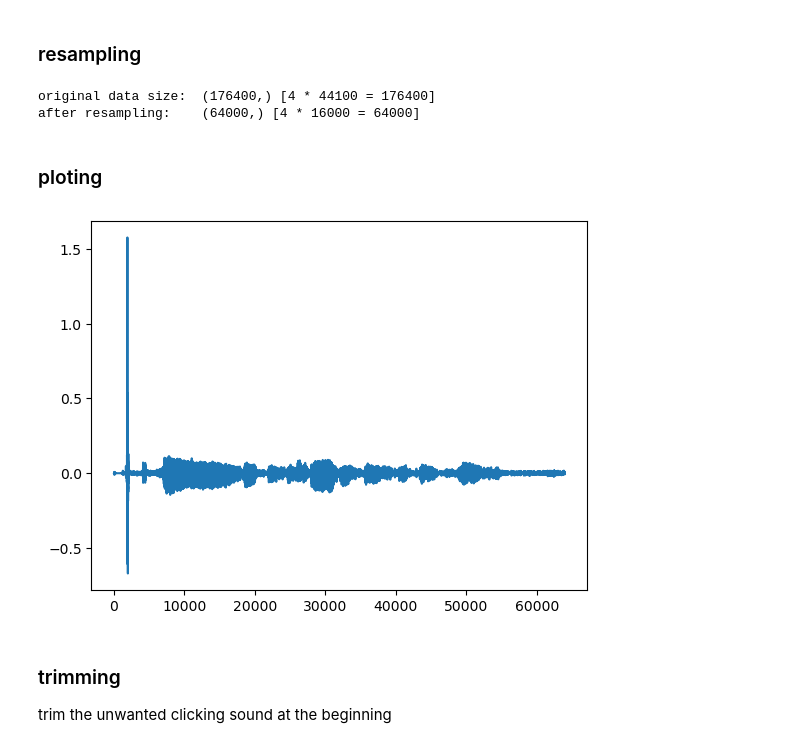
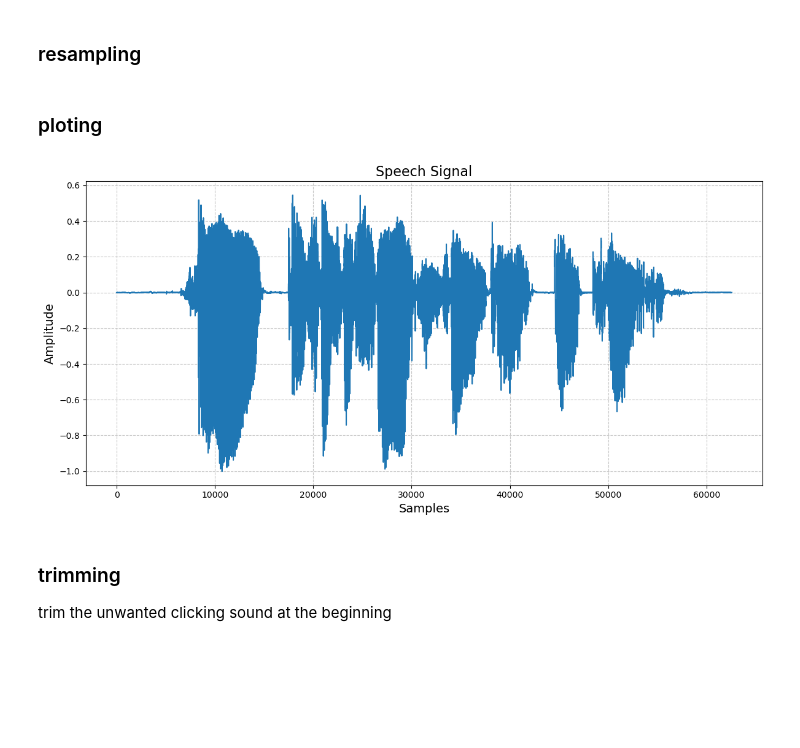
Before and after one commit to chloepxj/speech-processing-coursework, a Jupyter notebook: basics.ipynb, the cells around one changed output. Saved outputs shown, nothing was run; the diff lists cells and outputs as text; code cells hidden in the pictures; blank space fills up the shorter version.

Commit message:
updated speech audio

```diff
--- a/basics.ipynb
+++ b/basics.ipynb
@@ -62,28 +63,39 @@ sd.wait()
 ### resampling
 # %%
 # Read the audio file and sampling rate
+Fs_target = 16000
+Fs,data = wav.read('hello.wav')
+data = data[:, 0]
 
-Fs, data = wavfile.read(filename)
+# Transform signal from int16 (-32768 to 32767) to float32 (-1,1)
+if type(data[0]) == np.int16:
+    data = np.divide(data,32768,dtype=np.float32)
 
-print('original data size: ', data.shape, '[4 * 44100 = 176400]')
-# Make sure the sampling rate is 16kHz. Resample if not 16 kHz
-Fs_target = 16000
-
+# Make sure the sampling rate is 16kHz
 if not (Fs == Fs_target):
-    data = sig.resample_poly(data,Fs_target,Fs)
+    data = sig.resample_poly(data, Fs_target,Fs)
     Fs = Fs_target
-
-print('after resampling:   ', data.shape, '[4 * 16000 = 64000]')
-# %% [output]
-original data size:  (176400,) [4 * 44100 = 176400]
-after resampling:    (64000,) [4 * 16000 = 64000]
 # %% [markdown]
 ### ploting
-# %%
-plt.plot(data)
-plt.show()
-# %% [output]
-[figure, removed]
+# %%
+plt.figure(figsize=(12, 6))
+
+# Plot the data with a softer color
+plt.plot(data)
+
+# Add title and labels
+plt.title('Speech Signal', fontsize=16)
+plt.xlabel('Samples', fontsize=14)
+plt.ylabel('Amplitude', fontsize=14)
+
+# Add grid for better readability
+plt.grid(True, linestyle='--', alpha=0.7)
+
+# Show the plot
+plt.tight_layout()  # Adjust layout to prevent overlap
+plt.show()
+# %% [output]
+[figure, added]
 # %% [markdown]
 ### trimming
 trim the unwanted clicking sound at the beginning
```
Also changed, not shown: parts of 13 cells of this notebook, 4 other files.
